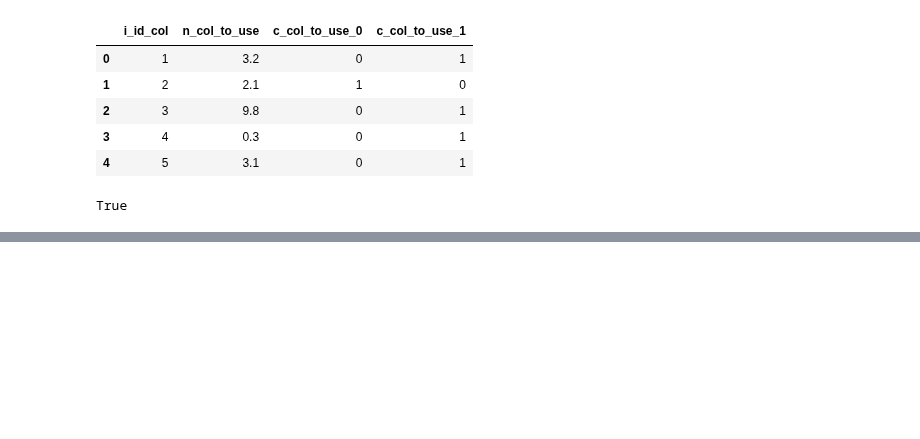
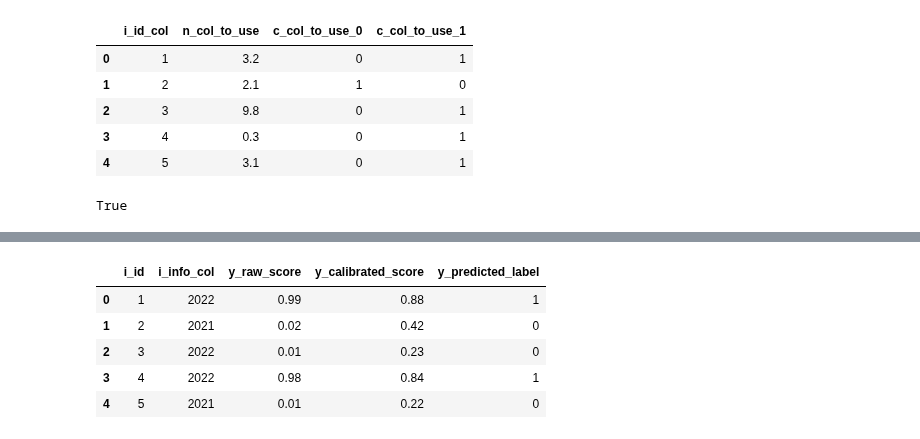
Before and after one commit to getindata/quickstart-ml-blueprints, a Jupyter notebook: ga4-mlops/notebooks/test_data_samples.ipynb, the cells around one changed output, grey strips where cells are left out. Drawn from its saved outputs; the diff is of its cells as text; code cells hidden in the pictures; blank space fills up the shorter version.

```diff
--- a/ga4-mlops/notebooks/test_data_samples.ipynb
+++ b/ga4-mlops/notebooks/test_data_samples.ipynb
@@ -455,0 +488,17 @@ True
+# %%
+df = create_predictions(
+    abt_sample,
+    raw_scores_sample,
+    calibrated_scores_sample,
+    threshold=0.3,
+    classify_on_calibrated=False
+)
+# %%
+df
+# %% [output]
+|  | i_id | i_info_col | y_raw_score | y_calibrated_score | y_predicted_label |
+| 0 | 1 | 2022 | 0.99 | 0.88 | 1 |
+| 1 | 2 | 2021 | 0.02 | 0.42 | 0 |
+| 2 | 3 | 2022 | 0.01 | 0.23 | 0 |
+| 3 | 4 | 2022 | 0.98 | 0.84 | 1 |
+| 4 | 5 | 2021 | 0.01 | 0.22 | 0 |
```
Also changed, not shown: parts of 9 cells of this notebook, 2 other files.
